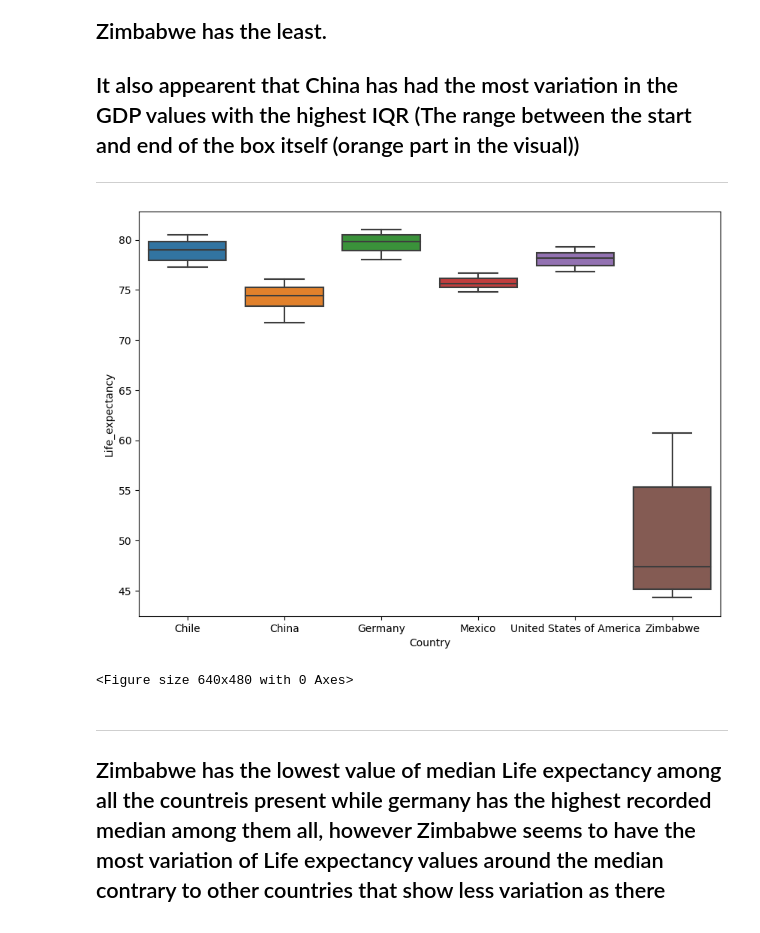
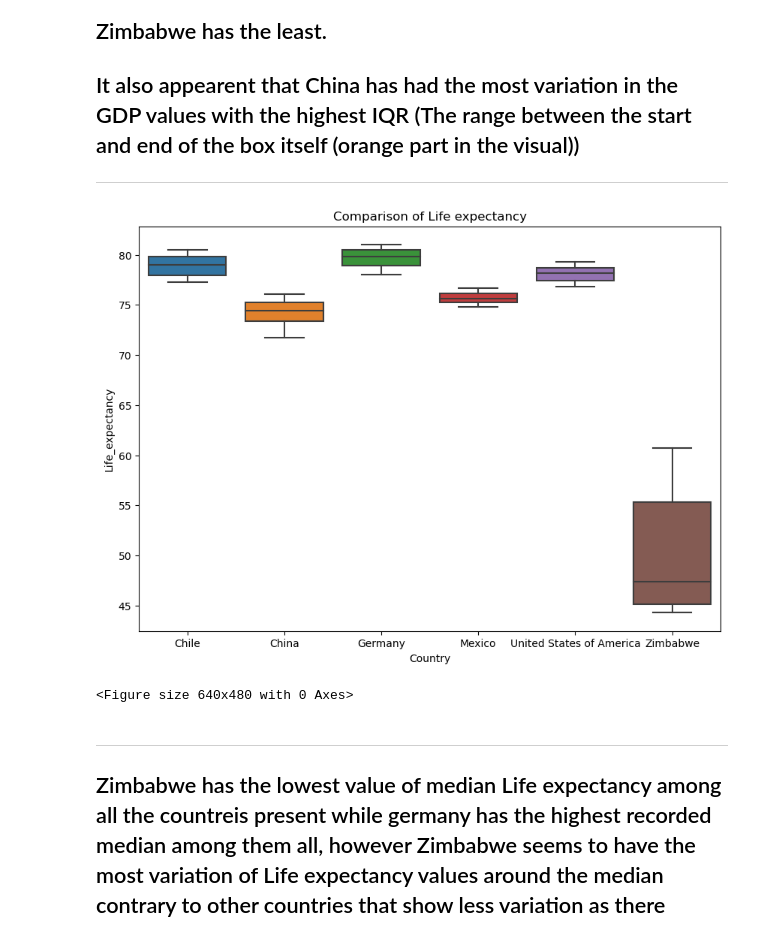
Before and after one commit to YSKAA423/Life_Expectancy_and_GDP, a Jupyter notebook: life_expectancy_gdp.ipynb, the cells around one changed output. Drawn from its saved outputs; the diff is of its cells as text; code cells hidden in the pictures.

```diff
--- a/life_expectancy_gdp.ipynb
+++ b/life_expectancy_gdp.ipynb
@@ -272,10 +265,11 @@ It also appearent that China has had the most variation in the GDP values with t
 # %%
 plt.figure(figsize = (10,7))
 sns.boxplot(y = 'Life_expectancy',x = 'Country',data = Life_e)
+plt.title("Comparison of Life expectancy")
 plt.show()
 plt.clf()
 # %% [output]
-[figure, old version]
+[figure, new version]
 <Figure size 640x480 with 0 Axes>
 # %% [markdown]
 -------------------------
```
Also changed, not shown: parts of 7 cells of this notebook.
